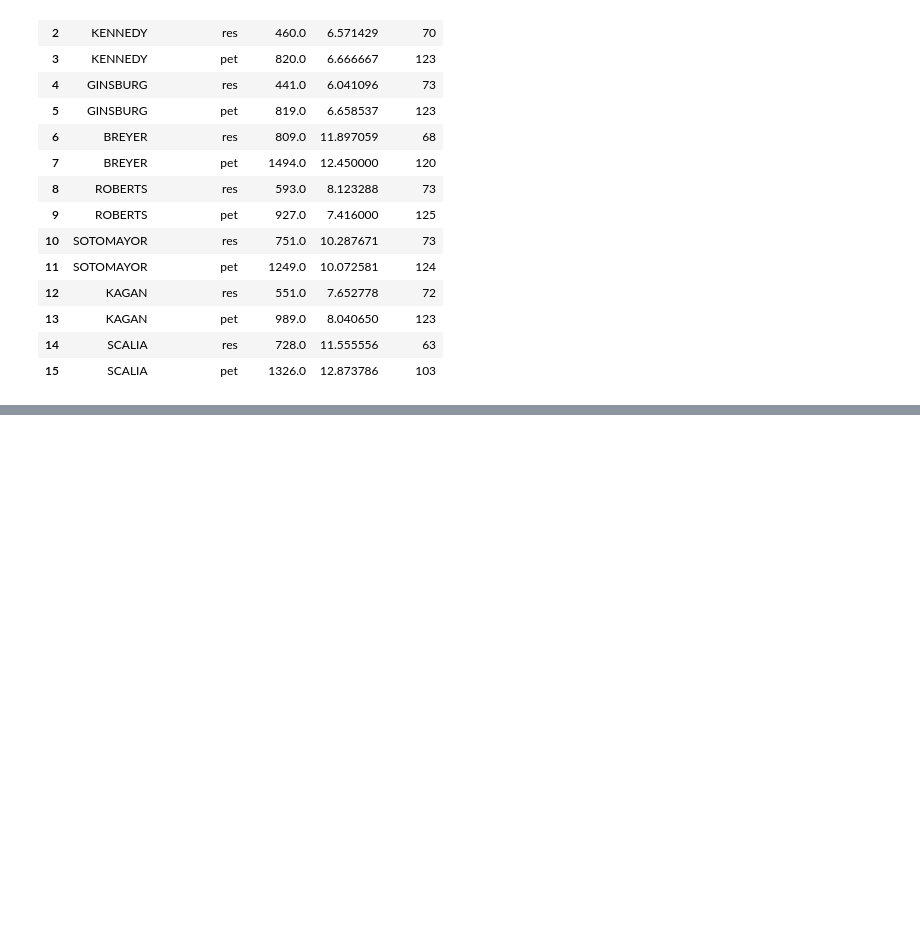
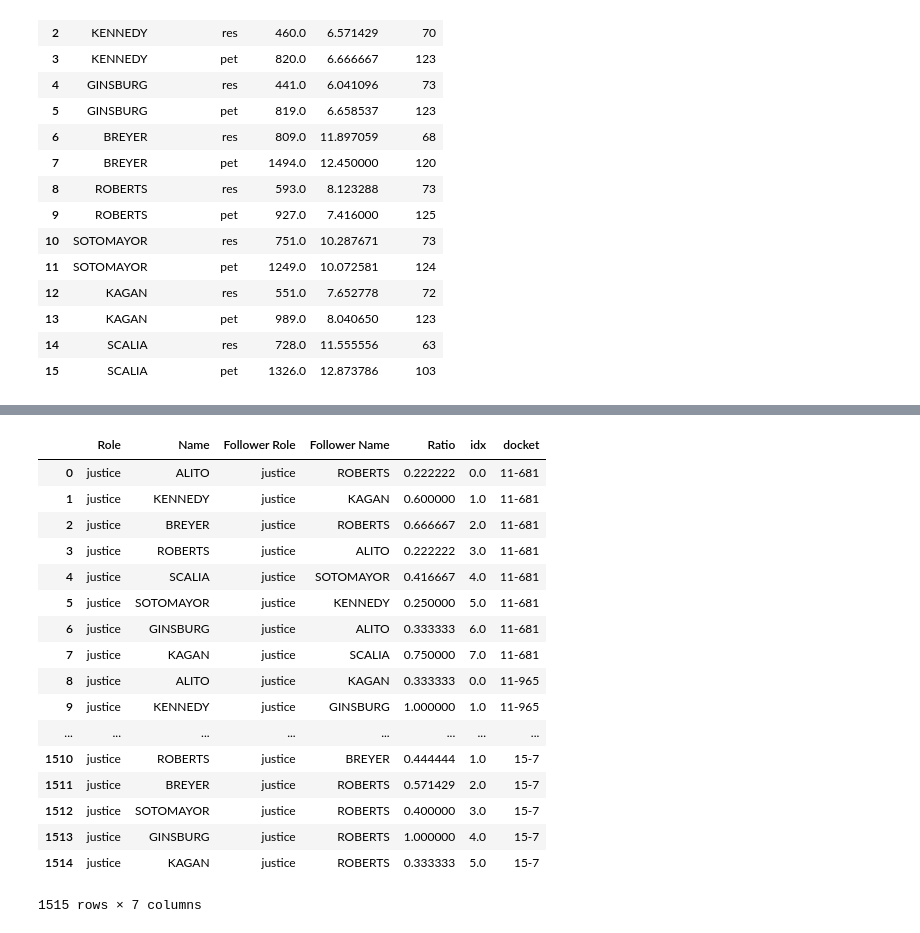
Before and after one commit to polakluk/supreme-court-analysis, a Jupyter notebook: supreme-court.ipynb, the cells around one changed output, grey strips where cells are left out. Drawn from its saved outputs; the diff is of its cells as text; code cells hidden in the pictures; blank space fills up the shorter version.

```diff
--- a/supreme-court.ipynb
+++ b/supreme-court.ipynb
@@ -514,0 +604,13 @@ dtFinal
+# %%
+justices = sorted([str(w) for w in dfDocket.index if not w == 'THOMAS'])
+# %%
+dataMostFollow = {}
+for justice in justices:
+    dataMostFollow[justice] = {
+        'pet': {
+        },
+        'res': {
+        },
+    }
+    print justice
+    print dfMostFollow[dfMostFollow['Name'] == justice]['Follower Name'].value_counts()
@@ -514,0 +635,35 @@ dtFinal
+# %%
+def collectDataMostFollow(row):
+    if row['Name'] == 'THOMAS' or row['Follower Name'] == '---':
+        return row
+    winner = 'pet' if dfMetadataDockets[dfMetadataDockets['docket'] == row['docket']]['partyWinning'].values[0] == 1 else 'res'
+    if not row['Follower Name'] in dataMostFollow[row['Name']][winner].keys():
+        dataMostFollow[row['Name']][winner][row['Follower Name']] = {
+            'name': row['Follower Name'],
+            'count': 1,
+        }
+    else:
+        dataMostFollow[row['Name']][winner][row['Follower Name']]['count'] += 1
+
+    return row
+# %%
+dfMostFollow.apply(lambda row: collectDataMostFollow(row), axis =1, reduce=False)
+# %% [output]
+|  | Role | Name | Follower Role | Follower Name | Ratio | idx | docket |
+| 0 | justice | ALITO | justice | ROBERTS | 0.222222 | 0.0 | 11-681 |
+| 1 | justice | KENNEDY | justice | KAGAN | 0.600000 | 1.0 | 11-681 |
+| 2 | justice | BREYER | justice | ROBERTS | 0.666667 | 2.0 | 11-681 |
+| 3 | justice | ROBERTS | justice | ALITO | 0.222222 | 3.0 | 11-681 |
+| 4 | justice | SCALIA | justice | SOTOMAYOR | 0.416667 | 4.0 | 11-681 |
+| 5 | justice | SOTOMAYOR | justice | KENNEDY | 0.250000 | 5.0 | 11-681 |
+| 6 | justice | GINSBURG | justice | ALITO | 0.333333 | 6.0 | 11-681 |
+| 7 | justice | KAGAN | justice | SCALIA | 0.750000 | 7.0 | 11-681 |
+| 8 | justice | ALITO | justice | KAGAN | 0.333333 | 0.0 | 11-965 |
+| 9 | justice | KENNEDY | justice | GINSBURG | 1.000000 | 1.0 | 11-965 |
+| ... | ... | ... | ... | ... | ... | ... | ... |
+| 1510 | justice | ROBERTS | justice | BREYER | 0.444444 | 1.0 | 15-7 |
+| 1511 | justice | BREYER | justice | ROBERTS | 0.571429 | 2.0 | 15-7 |
+| 1512 | justice | SOTOMAYOR | justice | ROBERTS | 0.400000 | 3.0 | 15-7 |
+| 1513 | justice | GINSBURG | justice | ROBERTS | 1.000000 | 4.0 | 15-7 |
+| 1514 | justice | KAGAN | justice | ROBERTS | 0.333333 | 5.0 | 15-7 |
+1515 rows × 7 columns
```
Also changed, not shown: parts of 39 cells of this notebook, 3 other files.
